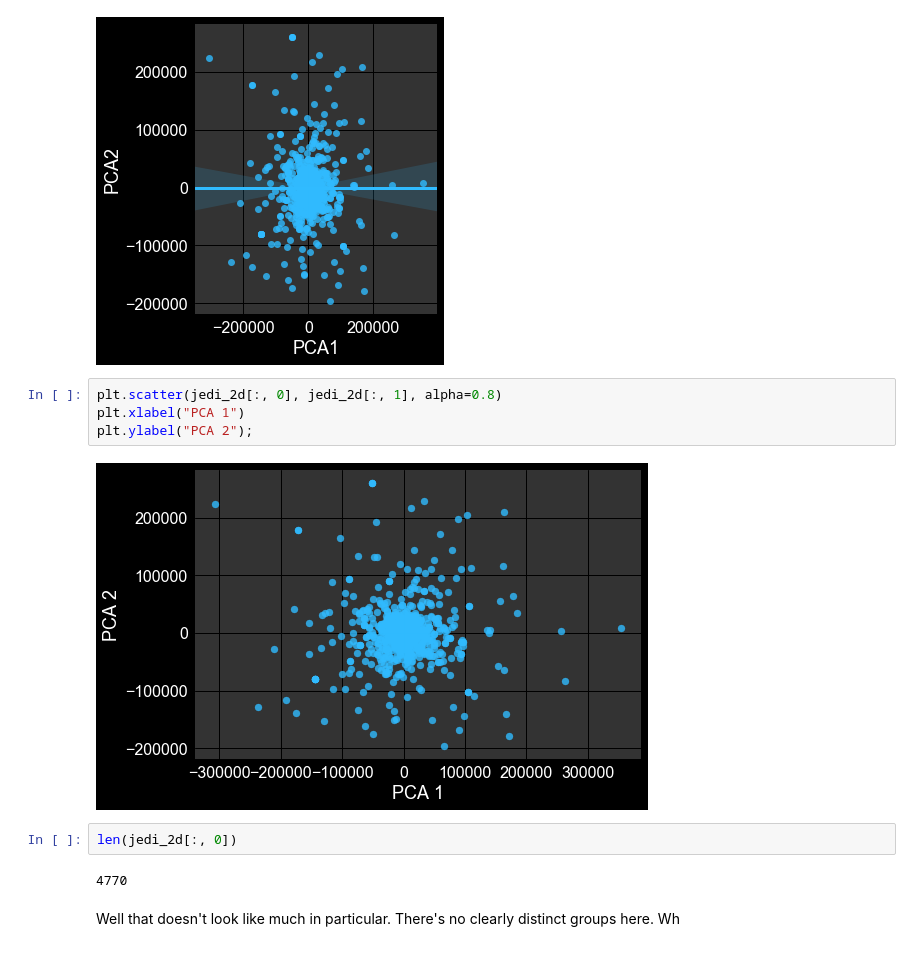
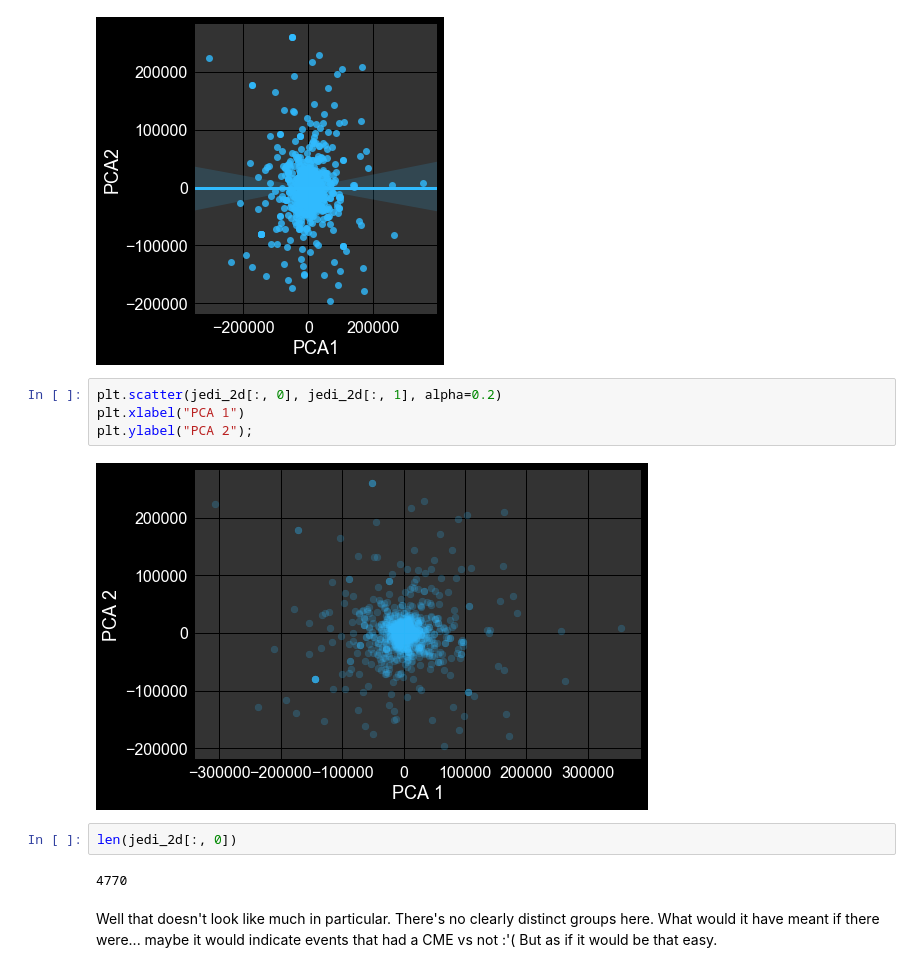
Before and after one commit to jmason86/James-s-EVE-Dimming-Index-JEDI, a Jupyter notebook: explore/explore_jedi_catalog.ipynb, the cells around one changed output. Drawn from its saved outputs; the diff is of its cells as text.

```diff
--- a/explore/explore_jedi_catalog.ipynb
+++ b/explore/explore_jedi_catalog.ipynb
@@ -220,14 +220,14 @@ See the caveats in the documentation: http://pandas.pydata.org/pandas-docs/stabl
 <seaborn.axisgrid.FacetGrid at 0x...>
 [figure]
 # %%
-plt.scatter(jedi_2d[:, 0], jedi_2d[:, 1], alpha=0.8)
+plt.scatter(jedi_2d[:, 0], jedi_2d[:, 1], alpha=0.2)
 plt.xlabel("PCA 1")
 plt.ylabel("PCA 2");
 # %% [output]
-[figure, old version]
+[figure, new version]
 # %%
 len(jedi_2d[:, 0])
 # %% [output]
 4770
 # %% [markdown]
-Well that doesn't look like much in particular. There's no clearly distinct groups here. Wh
+Well that doesn't look like much in particular. There's no clearly distinct groups here. What would it have meant if there were... maybe it would indicate events that had a CME vs not :'( But as if it would be that easy.
```
